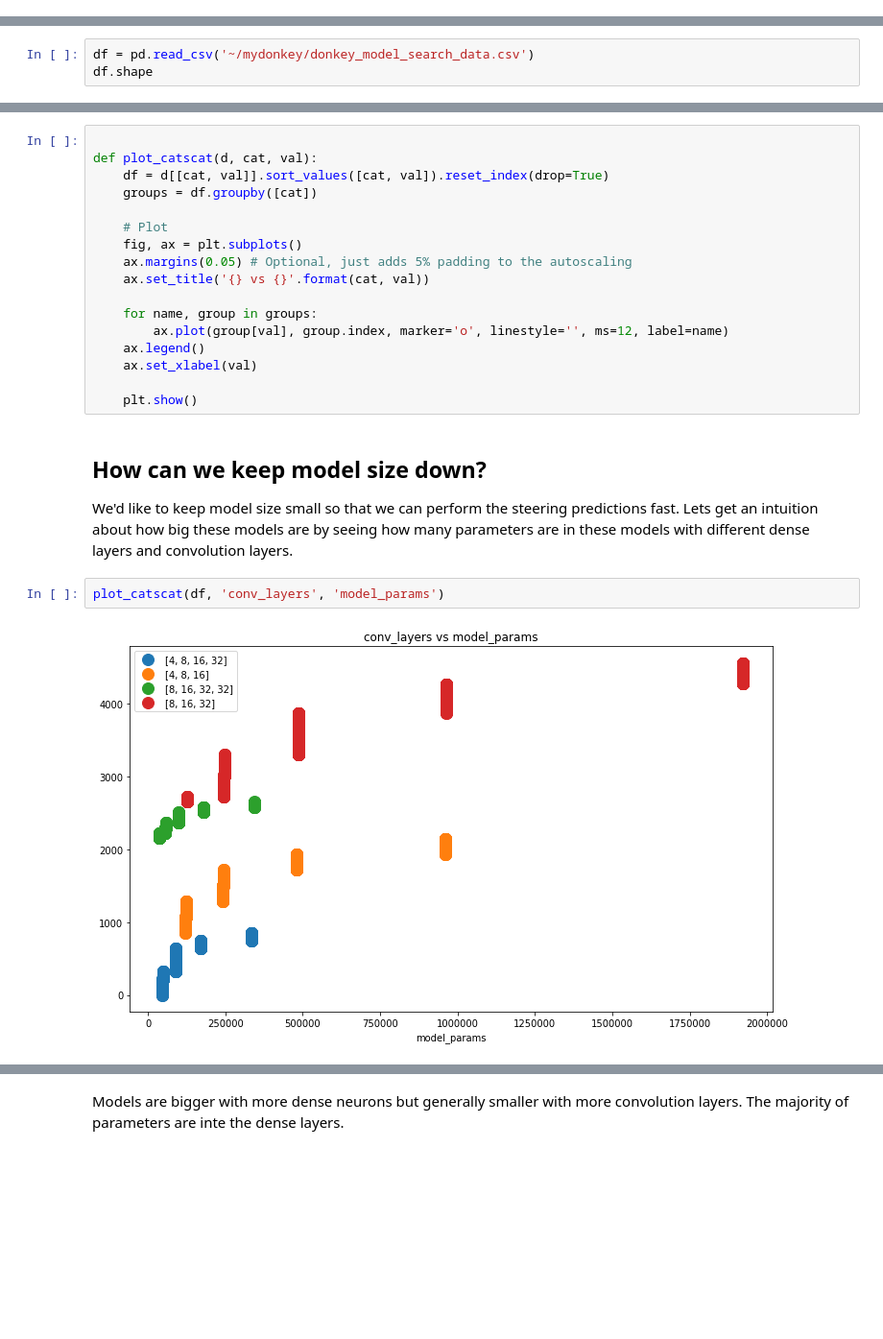
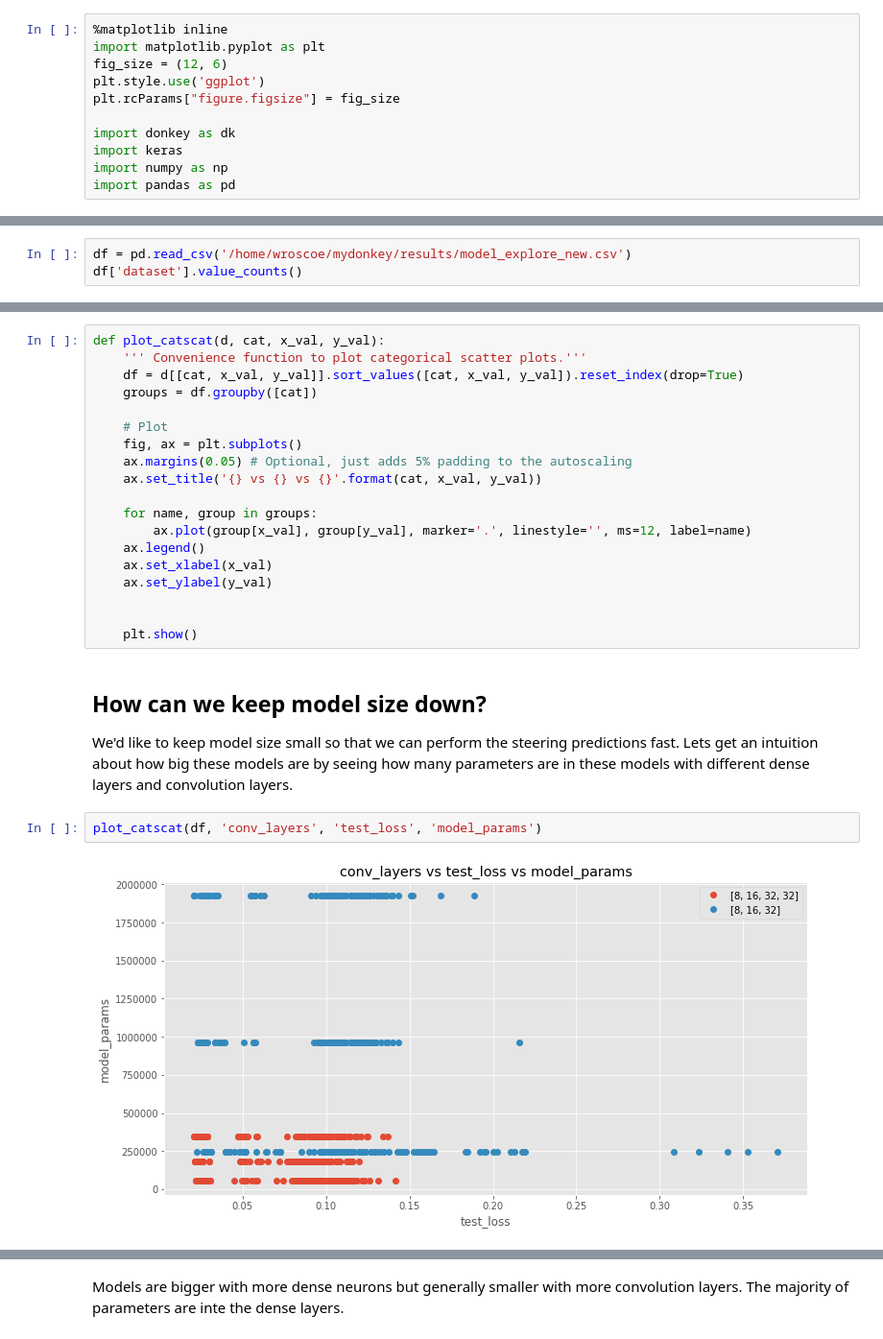
Before and after one commit to wroscoe/notebooks, a Jupyter notebook: Donkey Model Exploration.ipynb, the cells around one changed output, grey strips where cells are left out. Shown: that part at 96% size. Saved outputs shown, nothing was run; the diff lists cells and outputs as text; blank space fills up the shorter version.

```diff
--- a/Donkey Model Exploration.ipynb
+++ b/Donkey Model Exploration.ipynb
@@ -63,3 +15,14 @@ I don't have a great intution about neural network archetectures so I decided to
 1. Write a script to train, test and record the results for many different models.
 2. Isolate the variables to understand their affect on performance.
 2. Prioritize small models.
+# %%
+%matplotlib inline
+import matplotlib.pyplot as plt
+fig_size = (12, 6)
+plt.style.use('ggplot')
+plt.rcParams["figure.figsize"] = fig_size
+
+import donkey as dk
+import keras
+import numpy as np
+import pandas as pd
@@ -66,6 +64,6 @@ I don't have a great intution about neural network archetectures so I decided to
 # %% [markdown]
 ## Get the test results
 # %%
-df = pd.read_csv('~/mydonkey/donkey_model_search_data.csv')
-df.shape
+df = pd.read_csv('/home/wroscoe/mydonkey/results/model_explore_new.csv')
+df['dataset'].value_counts()
 # %% [output]
@@ -95,25 +105,27 @@ df.plot.scatter(x='test_loss', y='training_loss')
 # %%
-
-def plot_catscat(d, cat, val):
-    df = d[[cat, val]].sort_values([cat, val]).reset_index(drop=True)
+def plot_catscat(d, cat, x_val, y_val):
+    ''' Convenience function to plot categorical scatter plots.'''
+    df = d[[cat, x_val, y_val]].sort_values([cat, x_val, y_val]).reset_index(drop=True)
     groups = df.groupby([cat])
 
     # Plot
     fig, ax = plt.subplots()
     ax.margins(0.05) # Optional, just adds 5% padding to the autoscaling
-    ax.set_title('{} vs {}'.format(cat, val))
+    ax.set_title('{} vs {} vs {}'.format(cat, x_val, y_val))
 
     for name, group in groups:
-        ax.plot(group[val], group.index, marker='o', linestyle='', ms=12, label=name)
+        ax.plot(group[x_val], group[y_val], marker='.', linestyle='', ms=12, label=name)
     ax.legend()
-    ax.set_xlabel(val)
+    ax.set_xlabel(x_val)
+    ax.set_ylabel(y_val)
+
 
     plt.show()
 # %% [markdown]
 ## How can we keep model size down?
 We'd like to keep model size small so that we can perform the steering predictions fast. Lets get an intuition about how big these models are by seeing how many parameters are in these models with different dense layers and convolution layers.
 # %%
-plot_catscat(df, 'conv_layers', 'model_params')
+plot_catscat(df, 'conv_layers', 'test_loss', 'model_params')
 # %% [output]
-[figure, old version]
+[figure, new version]
 # %%
```
Also changed, not shown: parts of 45 cells of this notebook.
